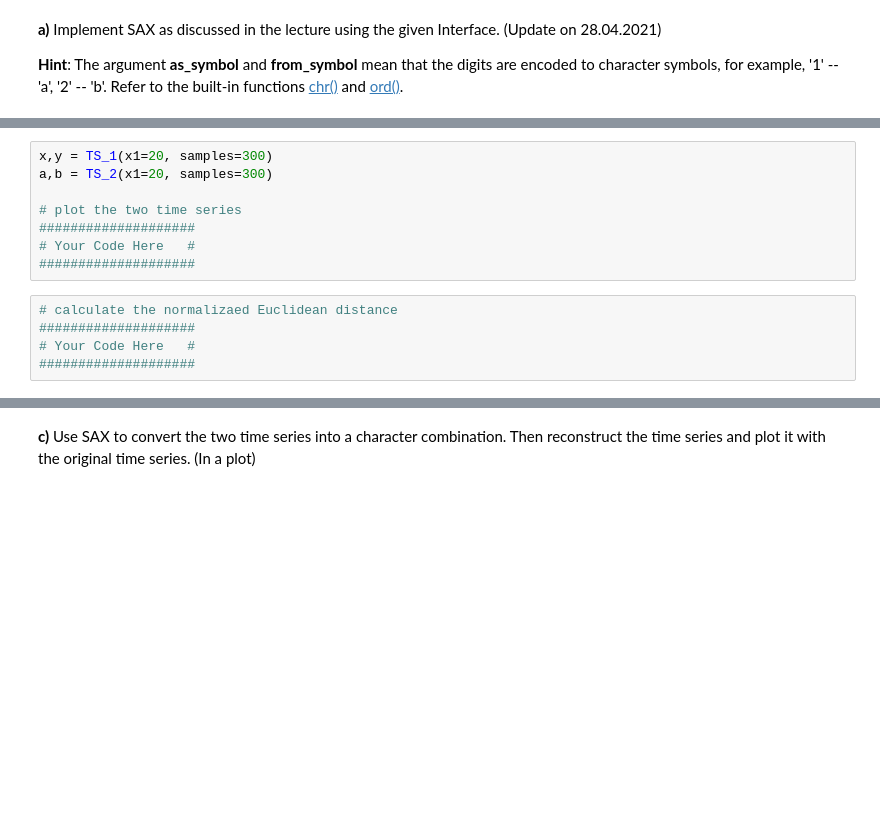
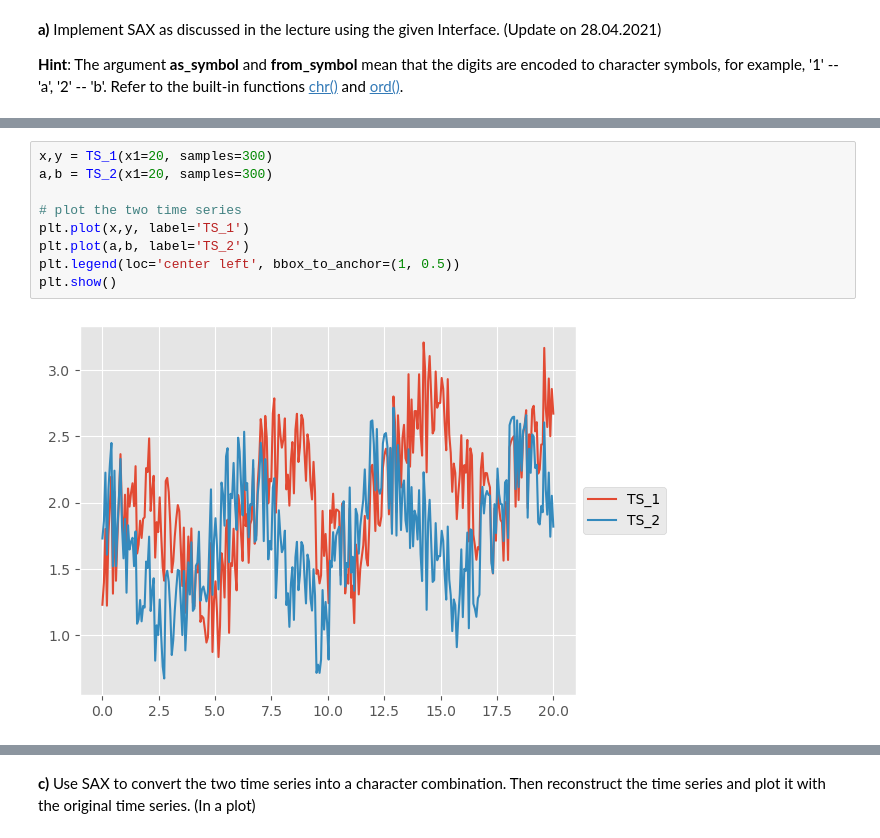
Before and after one commit to KlaraGtknst/TSDM_WS23_34, a Jupyter notebook: Exercise_03_representation.ipynb, the cells around one changed output, grey strips where cells are left out. Drawn from its saved outputs; the diff is of its cells as text; blank space fills up the shorter version.

```diff
--- a/Exercise_03_representation.ipynb
+++ b/Exercise_03_representation.ipynb
@@ -187,13 +276,11 @@ $d=\sqrt{\sum_{n=1}^{N}\dfrac{(\mathbf{\hat{y}}_n-\mathbf{y}_n)^2}{N}}$, where $
 # %%
 x,y = TS_1(x1=20, samples=300)
 a,b = TS_2(x1=20, samples=300)
 
 # plot the two time series
-####################
-# Your Code Here   #
-####################
+plt.plot(x,y, label='TS_1')
+plt.plot(a,b, label='TS_2')
+plt.legend(loc='center left', bbox_to_anchor=(1, 0.5))
+plt.show()
+# %% [output]
+[figure, added]
-# %%
-# calculate the normalizaed Euclidean distance
-####################
-# Your Code Here   #
-####################
```
Also changed, not shown: parts of 22 cells of this notebook, 1 other file.
